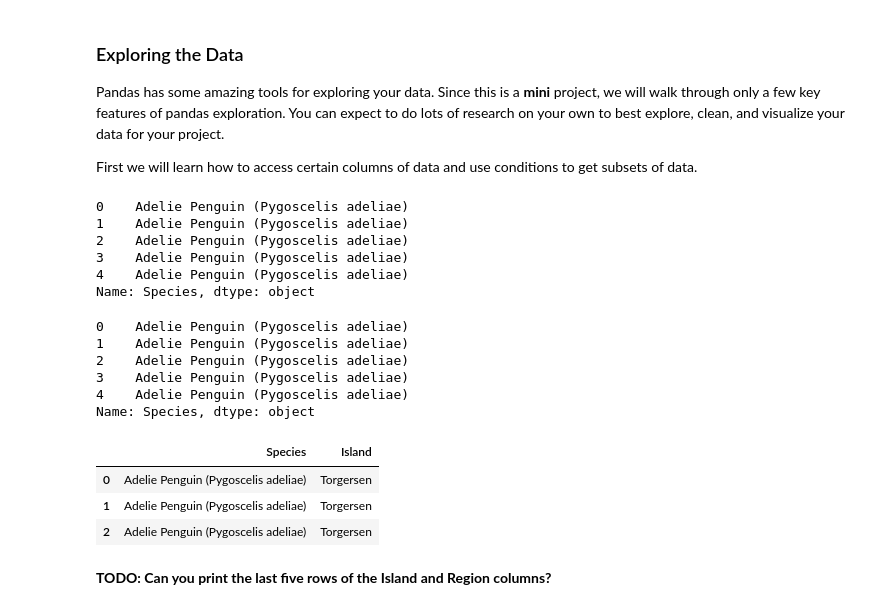
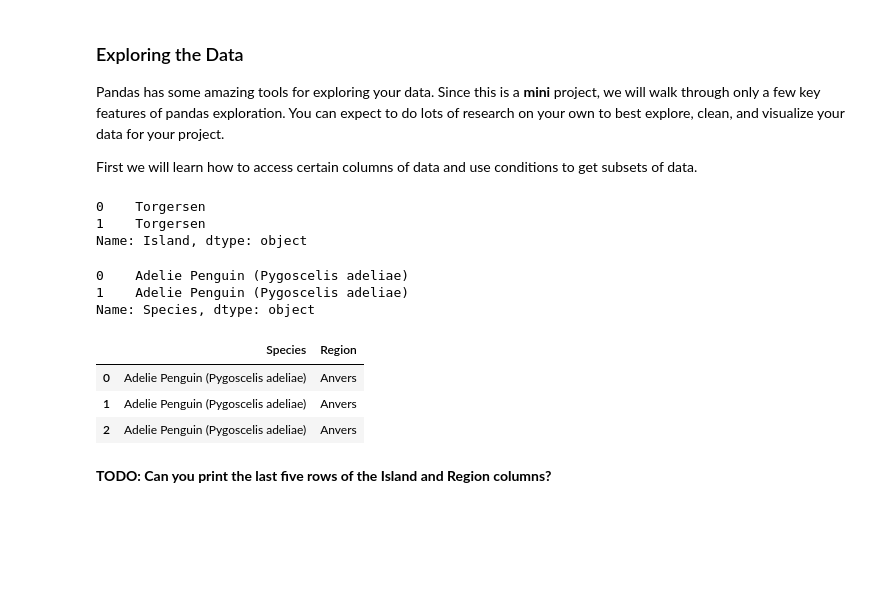
Before and after one commit to Shaif95/AICamp_DS, a Jupyter notebook: EDA_mini_project.ipynb, the cells around one changed output. Cells and saved outputs as stored; diff of their text form; code cells hidden in the pictures; blank space fills up the shorter version.

```diff
--- a/EDA_mini_project.ipynb
+++ b/EDA_mini_project.ipynb
@@ -120,31 +124,25 @@ Pandas has some amazing tools for exploring your data. Since this is a **mini**
 First we will learn how to access certain columns of data and use conditions to get subsets of data.
 # %%
 # access a column using df["<COLUMN_NAME"] or df.COLUMN_NAME
-penguins_dataframe["Species"].head()
+penguins_dataframe["Island"].head(2)
 # %% [output]
-0    Adelie Penguin (Pygoscelis adeliae)
-1    Adelie Penguin (Pygoscelis adeliae)
-2    Adelie Penguin (Pygoscelis adeliae)
-3    Adelie Penguin (Pygoscelis adeliae)
-4    Adelie Penguin (Pygoscelis adeliae)
-Name: Species, dtype: object
+0    Torgersen
+1    Torgersen
+Name: Island, dtype: object
 # %%
-penguins_dataframe.Species.head()
+penguins_dataframe.Species.head(2)
 # %% [output]
 0    Adelie Penguin (Pygoscelis adeliae)
 1    Adelie Penguin (Pygoscelis adeliae)
-2    Adelie Penguin (Pygoscelis adeliae)
-3    Adelie Penguin (Pygoscelis adeliae)
-4    Adelie Penguin (Pygoscelis adeliae)
 Name: Species, dtype: object
 # %%
 #You can also access multiple columns using double brackets (printing a "list" of columns)
-penguins_dataframe[["Species","Island"]].head(3)
+penguins_dataframe[["Species","Region"]].head(3)
 # %% [output]
-|  | Species | Island |
-| 0 | Adelie Penguin (Pygoscelis adeliae) | Torgersen |
-| 1 | Adelie Penguin (Pygoscelis adeliae) | Torgersen |
-| 2 | Adelie Penguin (Pygoscelis adeliae) | Torgersen |
+|  | Species | Region |
+| 0 | Adelie Penguin (Pygoscelis adeliae) | Anvers |
+| 1 | Adelie Penguin (Pygoscelis adeliae) | Anvers |
+| 2 | Adelie Penguin (Pygoscelis adeliae) | Anvers |
 # %% [markdown]
 **TODO: Can you print the last five rows of the Island and Region columns?**
 # %%
```
Also changed, not shown: parts of 31 cells of this notebook.
